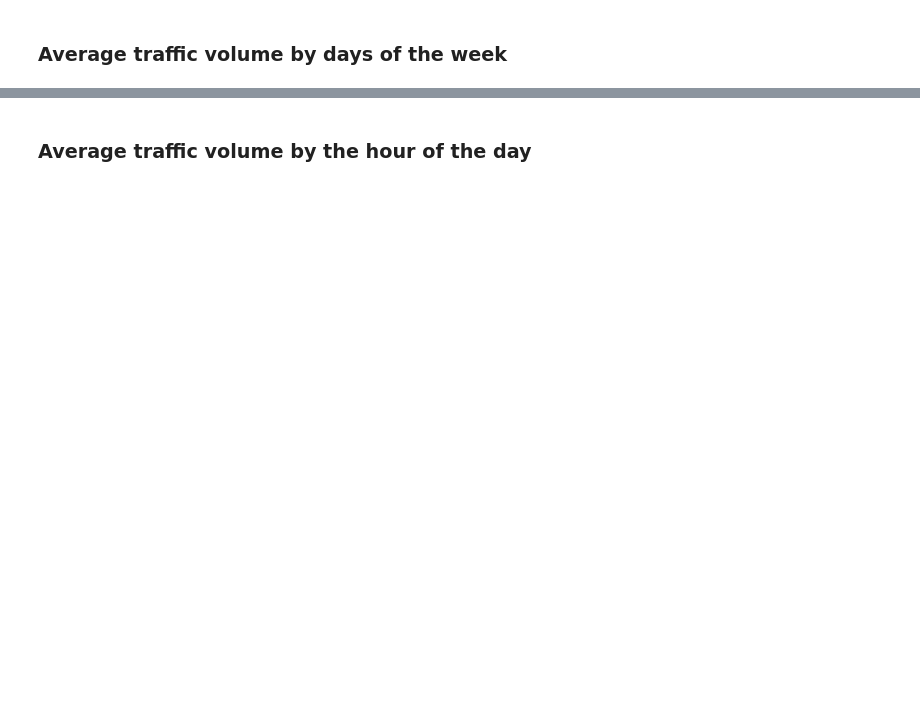
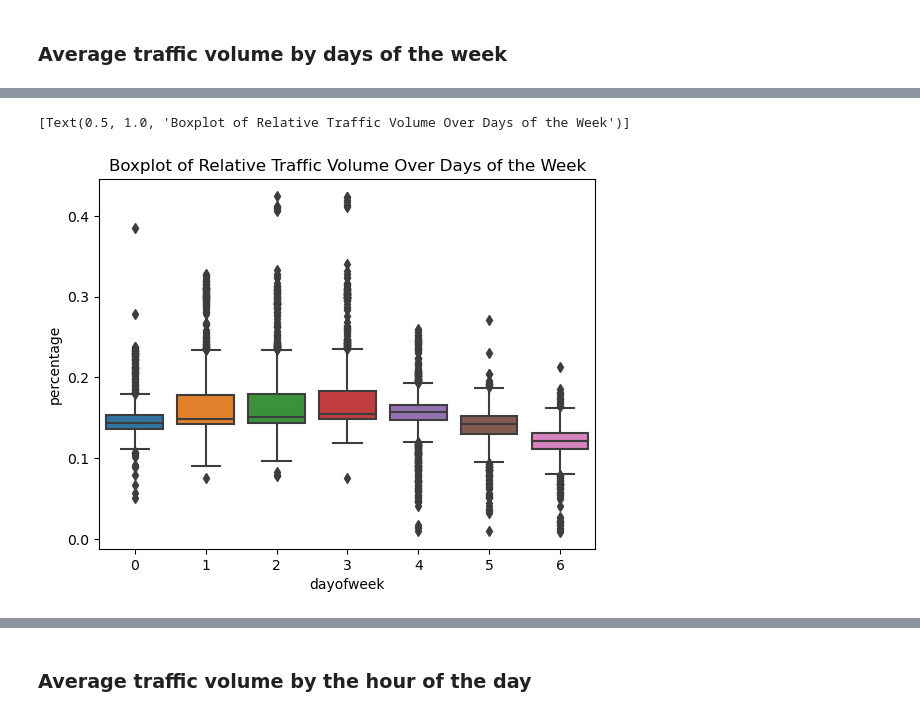
Before and after one commit to aj-cooke/NYC-Traffic-Accidents, a Jupyter notebook: abstract_street_analysis.ipynb, the cells around one changed output, grey strips where cells are left out. Saved outputs shown, nothing was run; the diff lists cells and outputs as text; code cells hidden in the pictures; blank space fills up the shorter version.

```diff
--- a/abstract_street_analysis.ipynb
+++ b/abstract_street_analysis.ipynb
@@ -61,2 +65,12 @@ traffic_bydayofweek.to_csv(path)
+# %%
+traffic_sum = traffic_bydayofweek.groupby(by=['streetID']).agg({'meanWeek': 'sum'}).reset_index()
+week_plot = pd.merge(left=traffic_bydayofweek, right=traffic_sum, how='left', on=['streetID'])
+week_plot['percentage'] = week_plot.apply(lambda row: (row['meanWeek_x']/row['meanWeek_y']), axis=1)
+week_plot = week_plot.loc[week_plot['percentage'] <=0.8, :] # drop some outliers
+
+sns.boxplot(x=week_plot['dayofweek'], y=week_plot['percentage']).set(title='Boxplot of Relative Traffic Volume Over Days of the Week')
+# %% [output]
+[Text(0.5, 1.0, 'Boxplot of Relative Traffic Volume Over Days of the Week')]
+[figure, added]
 # %%
 # plot traffic data by week
```
Also changed, not shown: parts of 11 cells of this notebook.
